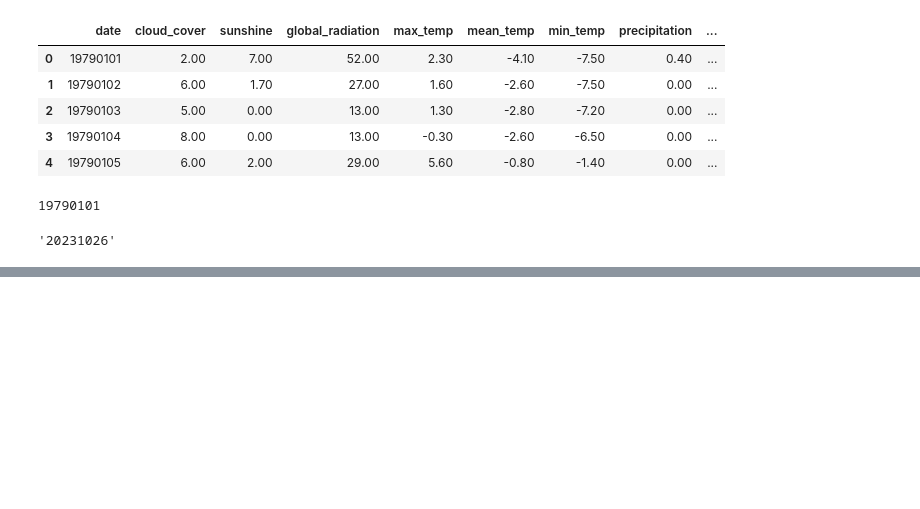
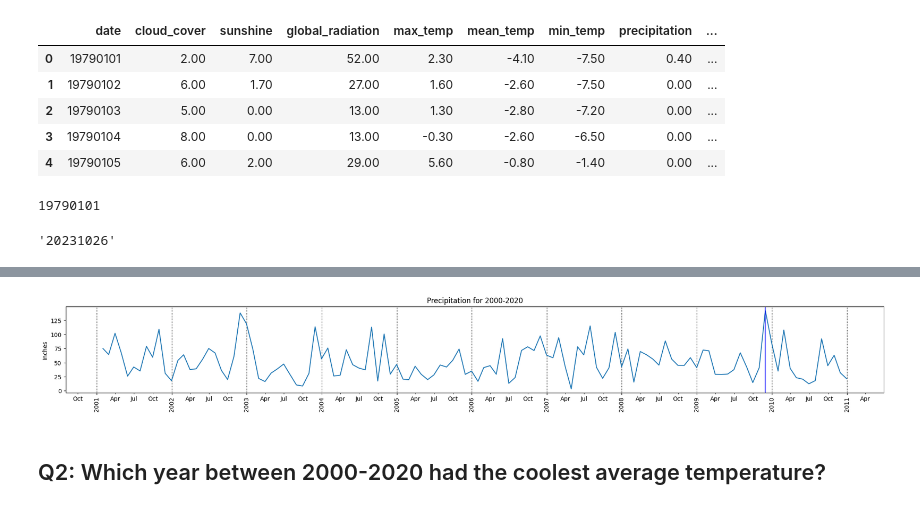
Before and after one commit to Yaman-Shadid/-Core--Resampling-Datetime-Data, a Jupyter notebook: Assignment.ipynb, the cells around one changed output, grey strips where cells are left out. Cells and saved outputs as stored; diff of their text form; code cells hidden in the pictures; blank space fills up the shorter version.

```diff
--- a/Assignment.ipynb
+++ b/Assignment.ipynb
@@ -114,0 +213,40 @@ df
+# %%
+# Create a year locator
+loc_major_yr = mdates.YearLocator()
+
+# Create a year formatter using 4-digit years
+fmt_major_yr = mdates.DateFormatter("%Y")
+
+# Create a month locator that will add months at 1,4,7,10
+loc_minor_3m = mdates.MonthLocator(bymonth=[1,4,7,10])
+
+# Createa monthnformatter that will use 3-letter month names
+fmt_minor_3m = mdates.DateFormatter("%b")
+# %%
+## Create the figure and axis
+fig, ax = plt.subplots(figsize=(25,3))
+ax.plot(monthly_precipitation)
+## Format the xticks
+format_xdates(ax)
+ax.set_title('Precipitation for 2000-2020')
+ax.set_ylabel('Inches')
+# Set xaxis major locator/formatter
+ax.xaxis.set_major_locator(loc_major_yr)
+ax.xaxis.set_major_formatter(fmt_major_yr)
+
+# Set xaxis minor locator/formatter
+ax.xaxis.set_minor_locator(loc_minor_3m)
+ax.xaxis.set_minor_formatter(fmt_minor_3m)
+
+# Finding max precipitation value
+max_precipitation_date = monthly_precipitation.idxmax()
+max_precipitation_value = monthly_precipitation.max()
+
+## Plot the data
+fig = ax.get_figure()
+plt.axvline(x=max_precipitation_date, color='b')
+fig.autofmt_xdate(which='major', rotation=90,ha='center')
+# %% [output]
+[figure, added]
+# %% [markdown]
+## Q2: Which year between 2000-2020 had the coolest average temperature?
```
Also changed, not shown: parts of 27 cells of this notebook.
